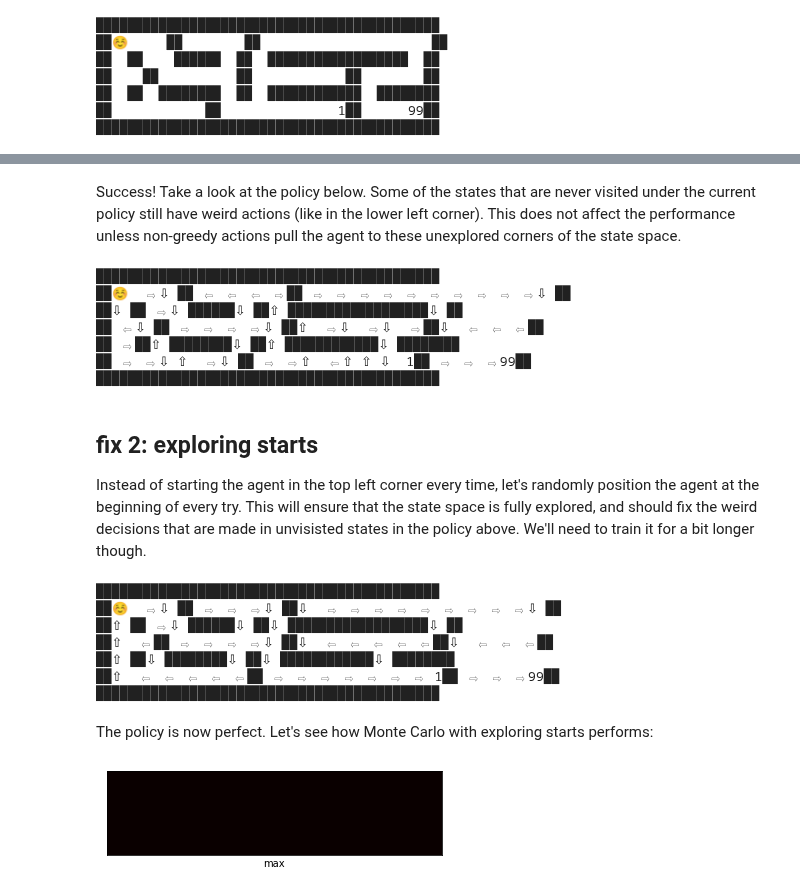
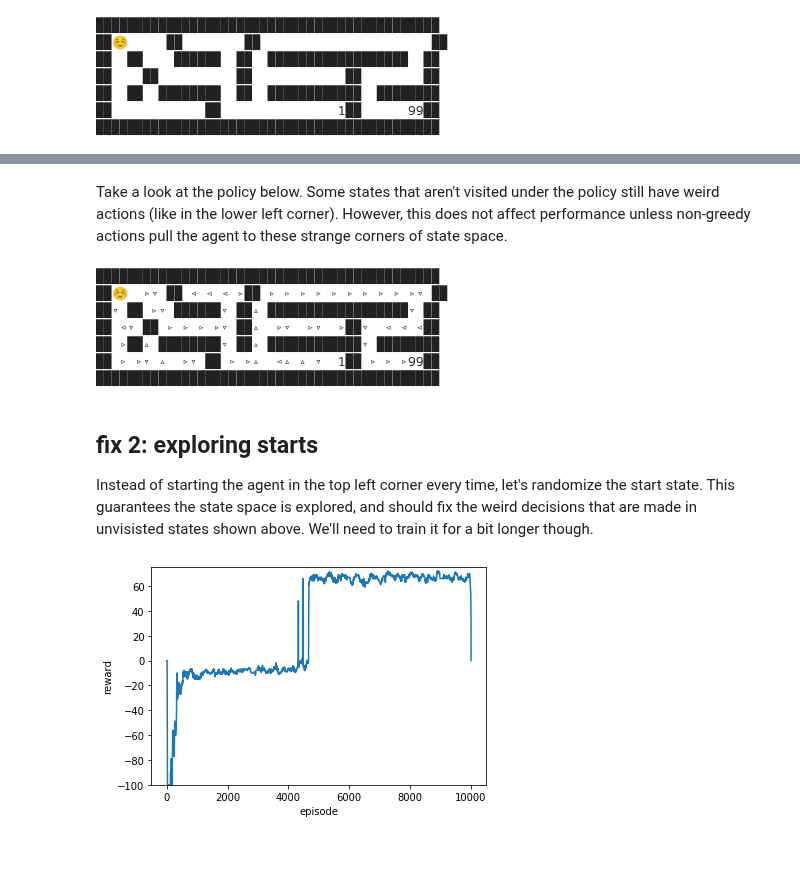
Before and after one commit to richard-warren/rl_sandbox, a Jupyter notebook: demo.ipynb, the cells around one changed output, grey strips where cells are left out. Cells and saved outputs as stored; diff of their text form; code cells hidden in the pictures; blank space fills up the shorter version.

```diff
--- a/demo.ipynb
+++ b/demo.ipynb
@@ -167,44 +170,28 @@ ctl_q.plotQ(figsize=(8,32), max_only=True)
 [figure]
 # %% [markdown]
-Success! Take a look at the policy below. Some of the states that are never visited under the current policy still have weird actions (like in the lower left corner). This does not affect the performance unless non-greedy actions pull the agent to these unexplored corners of the state space.
+Take a look at the policy below. Some states that aren't visited under the policy still have weird actions (like in the lower left corner). However, this does not affect performance unless non-greedy actions pull the agent to these strange corners of state space.
 # %%
 env.reset()
-env.render(Q=ctl_q.Q);
+env.render(Q=ctl.Q);
 # %% [output]
 ████████████████████████████████████████████
-██☺  ⇨⇩ ██ ⇦ ⇦ ⇦ ⇨██ ⇨ ⇨ ⇨ ⇨ ⇨ ⇨ ⇨ ⇨ ⇨ ⇨⇩ ██
-██⇩ ██ ⇨⇩ ██████⇩ ██⇧ ██████████████████⇩ ██
-██ ⇦⇩ ██ ⇨ ⇨ ⇨ ⇨⇩ ██⇧  ⇨⇩  ⇨⇩  ⇨██⇩  ⇦ ⇦ ⇦██
-██ ⇨██⇧ ████████⇩ ██⇧ ████████████⇩ ████████
-██ ⇨ ⇨⇩ ⇧  ⇨⇩ ██ ⇨ ⇨⇧  ⇦⇧ ⇧ ⇩  1██ ⇨ ⇨ ⇨99██
+██☺  ▹▿ ██ ◃ ◃ ◃ ▹██ ▹ ▹ ▹ ▹ ▹ ▹ ▹ ▹ ▹ ▹▿ ██
+██▿ ██ ▹▿ ██████▿ ██▵ ██████████████████▿ ██
+██ ◃▿ ██ ▹ ▹ ▹ ▹▿ ██▵  ▹▿  ▹▿  ▹██▿  ◃ ◃ ◃██
+██ ▹██▵ ████████▿ ██▵ ████████████▿ ████████
+██ ▹ ▹▿ ▵  ▹▿ ██ ▹ ▹▵  ◃▵ ▵ ▿  1██ ▹ ▹ ▹99██
 ████████████████████████████████████████████
 # %% [markdown]
 ## fix 2: exploring starts
 
-Instead of starting the agent in the top left corner every time, let's randomly position the agent at the beginning of every try. This will ensure that the state space is fully explored, and should fix the weird decisions that are made in unvisisted states in the policy above. We'll need to train it for a bit longer though.
+Instead of starting the agent in the top left corner every time, let's randomize the start state. This guarantees the state space is explored, and should fix the weird decisions that are made in unvisisted states shown above. We'll need to train it for a bit longer though.
 # %%
 env_rando = gym.make('RickGrid-v0', **mazes[0], random_start=True)
-ctl_q = Control.QLearning(env_rando)
-steps_q, rewards_q = ctl_q.train(alpha=.05, gamma=1, epsilon=.05, episodes=10000)
+ctl = Control.QLearning(env_rando)
+rewards = ctl.train(alpha=.05, gamma=1, epsilon=.2, episodes=10000)[1]  # cranking up epsilon helps a lot
 
-# plot the policy
-env_rando.reset(start_coords=[0,0])
-env_rando.render(Q=ctl_q.Q);
+# plot rewards and value function
+ax = plt.axes(xlabel='episode', ylabel='reward', ylim=[-100,75])
+ax.plot(medfilt(rewards, 99));
 # %% [output]
-████████████████████████████████████████████
-██☺  ⇨⇩ ██ ⇨ ⇨ ⇨⇩ ██⇩  ⇨ ⇨ ⇨ ⇨ ⇨ ⇨ ⇨ ⇨ ⇨⇩ ██
-██⇧ ██ ⇨⇩ ██████⇩ ██⇩ ██████████████████⇩ ██
-██⇧  ⇦██ ⇨ ⇨ ⇨ ⇨⇩ ██⇩  ⇦ ⇦ ⇦ ⇦ ⇦██⇩  ⇦ ⇦ ⇦██
-██⇧ ██⇩ ████████⇩ ██⇩ ████████████⇩ ████████
-██⇧  ⇦ ⇦ ⇦ ⇦ ⇦██ ⇨ ⇨ ⇨ ⇨ ⇨ ⇨ ⇨ 1██ ⇨ ⇨ ⇨99██
-████████████████████████████████████████████
+[figure, added]
-# %% [markdown]
-The policy is now perfect. Let's see how Monte Carlo with exploring starts performs:
-# %%
-ctl = Control.MonteCarlo(env_rando)
-steps_q, rewards_q = ctl_q.train(alpha=.05, gamma=1, epsilon=.05, episodes=10000)
-
-# plot learning
-ctl.plotQ(max_only=True)
-# %% [output]
-[figure, removed]
```
Also changed, not shown: parts of 18 cells of this notebook, 3 other files.
